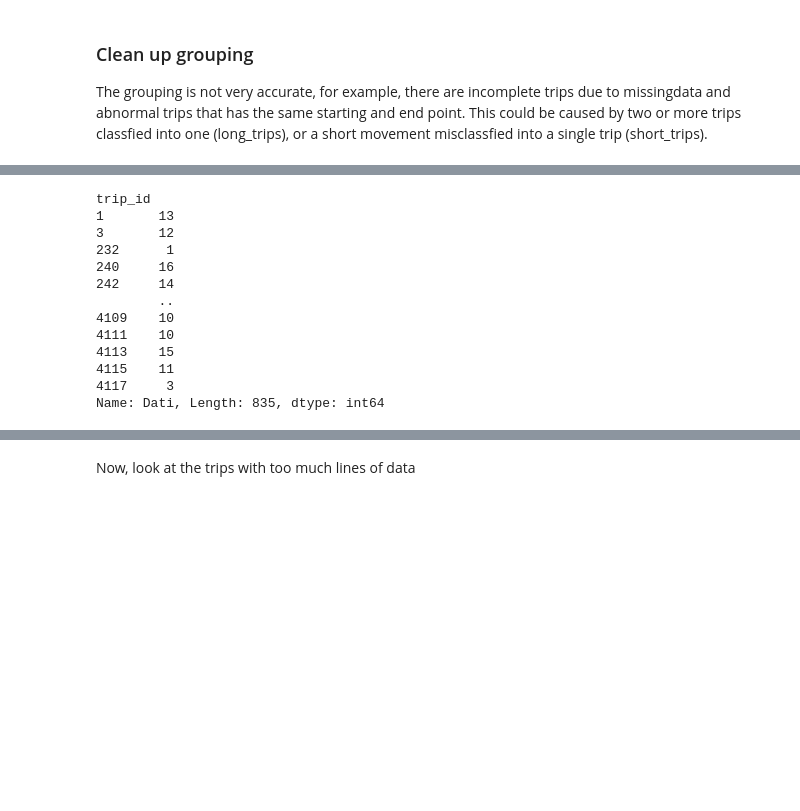
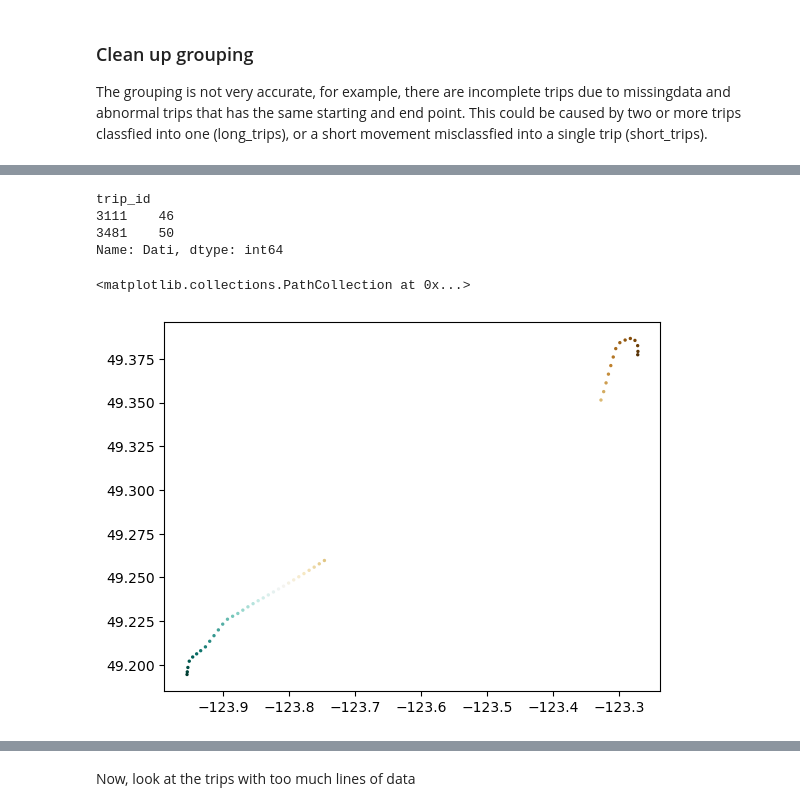
Before and after one commit to pagand/model_optimze_vessel, a Jupyter notebook: Prepration/clean_location.ipynb, the cells around one changed output, grey strips where cells are left out. Cells and saved outputs as stored; diff of their text form; code cells hidden in the pictures; blank space fills up the shorter version.

```diff
--- a/Prepration/clean_location.ipynb
+++ b/Prepration/clean_location.ipynb
@@ -177,0 +233,22 @@ df.groupby(df.trip_id).count().Dati.quantile(0.25), df.groupby(df.trip_id).count
+# %%
+def incomplete_trips(df, thresh=1e-3):
+    incomplete_trips = []
+    trips = list(df.trip_id.unique())
+    trips.remove(0)
+    for trip_id in trips:
+        tmp_df = df[df.trip_id==trip_id].reset_index()
+        start_H_dist = (tmp_df.iloc[0].LONGITUDE - H_long)**2 + (tmp_df.iloc[0].LATITUDE - H_lat)**2
+        start_N_dist = (tmp_df.iloc[0].LONGITUDE - N_long)**2 + (tmp_df.iloc[0].LATITUDE - N_lat)**2
+        start_bay_dist = min(start_H_dist, start_N_dist)
+        end_H_dist = (tmp_df.iloc[-1].LONGITUDE - H_long)**2 + (tmp_df.iloc[-1].LATITUDE - H_lat)**2
+        end_N_dist = (tmp_df.iloc[-1].LONGITUDE - N_long)**2 + (tmp_df.iloc[-1].LATITUDE - N_lat)**2
+        end_bay_dist = min(end_H_dist, end_N_dist)
+        travel_dist = (tmp_df.iloc[0].LONGITUDE - tmp_df.iloc[-1].LONGITUDE)**2 + \
+            (tmp_df.iloc[0].LATITUDE - tmp_df.iloc[-1].LATITUDE)**2
+        if (start_bay_dist>thresh) | (end_bay_dist>thresh) | (travel_dist<.15):
+            incomplete_trips.append(trip_id)
+    df = df[~df.trip_id.isin(incomplete_trips)]
+    print(incomplete_trips)
+    return df
+df = incomplete_trips(df, 1e-3)
+df.groupby(df.trip_id).count().Dati[df.groupby(df.trip_id).count().Dati<60]
@@ -178,16 +261,7 @@ df.groupby(df.trip_id).count().Dati.quantile(0.25), df.groupby(df.trip_id).count
 # %%
-df.groupby(df.trip_id).count().Dati[df.groupby(df.trip_id).count().Dati<30]
+df.groupby(df.trip_id).count().Dati[df.groupby(df.trip_id).count().Dati<90]
 # %% [output]
 trip_id
-1       13
-3       12
-232      1
-240     16
-242     14
-        ..
-4109    10
-4111    10
-4113    15
-4115    11
-4117     3
-Name: Dati, Length: 835, dtype: int64
+3111    46
+3481    50
+Name: Dati, dtype: int64
@@ -197,0 +268,5 @@ df.groupby(df.trip_id).count().Dati[df.groupby(df.trip_id).count().Dati<30]
+# %%
+plt.scatter(df[df.trip_id==3111].LONGITUDE, df[df.trip_id==3111].LATITUDE, s=2, c=df[df.trip_id==3111].Time, cmap="BrBG")
+# %% [output]
+<matplotlib.collections.PathCollection at 0x...>
+[figure, added]
```
Also changed, not shown: parts of 66 cells of this notebook, 3 other files.
